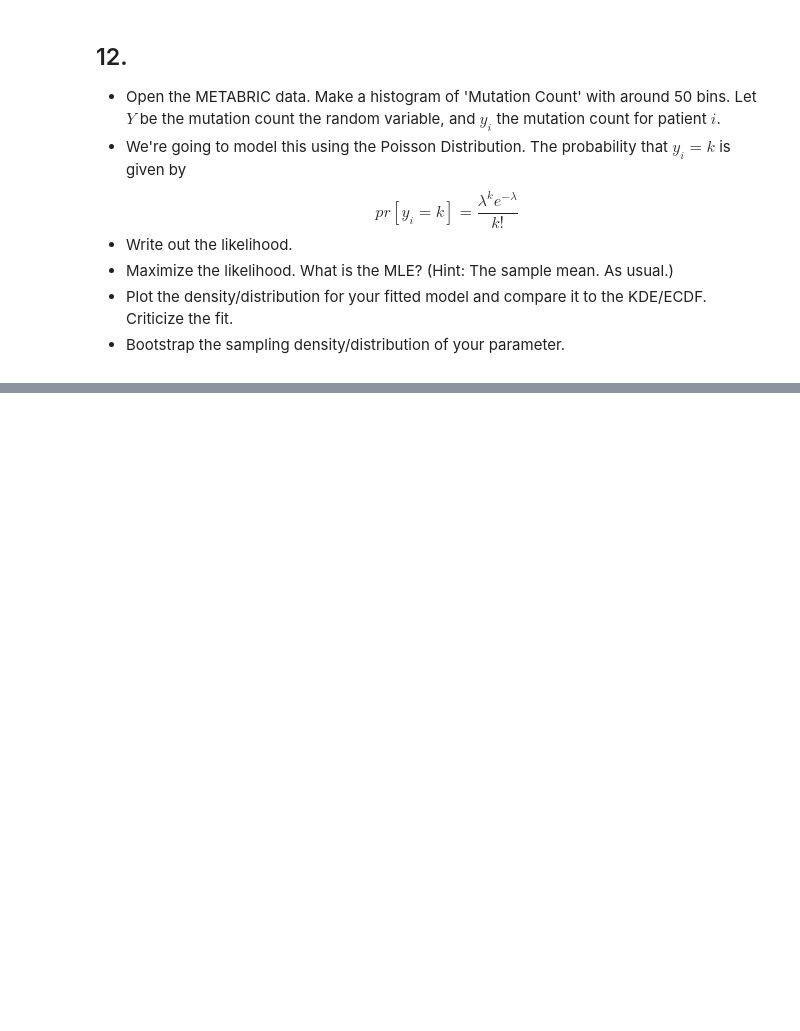
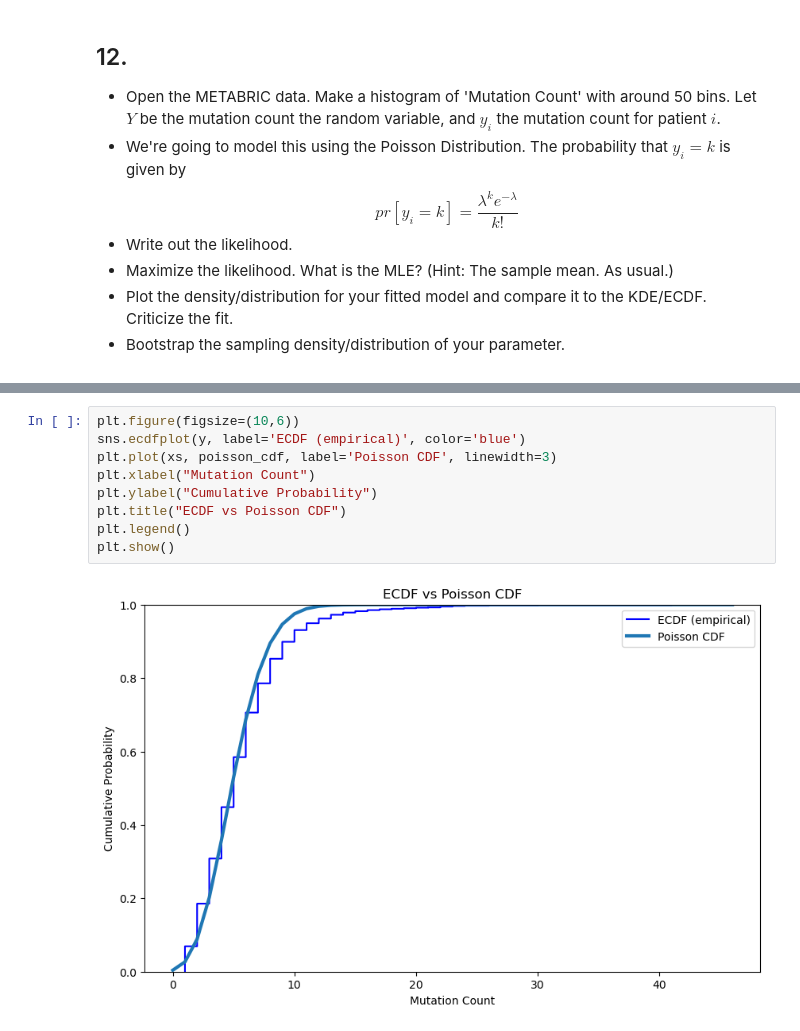
Before and after one commit to andersone17/Uncertainty_Assignment_7, a Jupyter notebook: assignment_7.ipynb, the cells around one changed output, grey strips where cells are left out. Drawn from its saved outputs; the diff is of its cells as text; blank space fills up the shorter version.

```diff
--- a/assignment_7.ipynb
+++ b/assignment_7.ipynb
@@ -302,0 +365,11 @@ $$
+# %%
+plt.figure(figsize=(10,6))
+sns.ecdfplot(y, label='ECDF (empirical)', color='blue')
+plt.plot(xs, poisson_cdf, label='Poisson CDF', linewidth=3)
+plt.xlabel("Mutation Count")
+plt.ylabel("Cumulative Probability")
+plt.title("ECDF vs Poisson CDF")
+plt.legend()
+plt.show()
+# %% [output]
+[figure, added]
```
Also changed, not shown: parts of 8 cells of this notebook.
